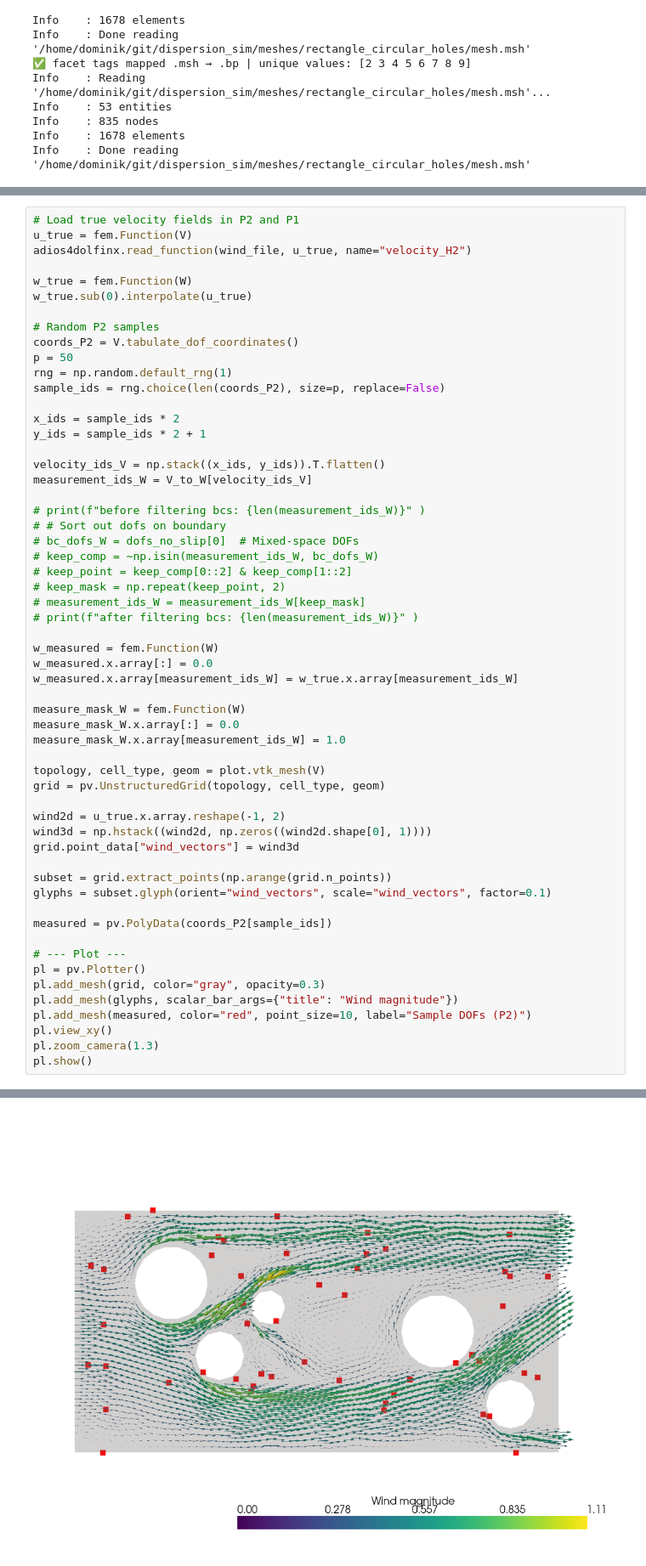
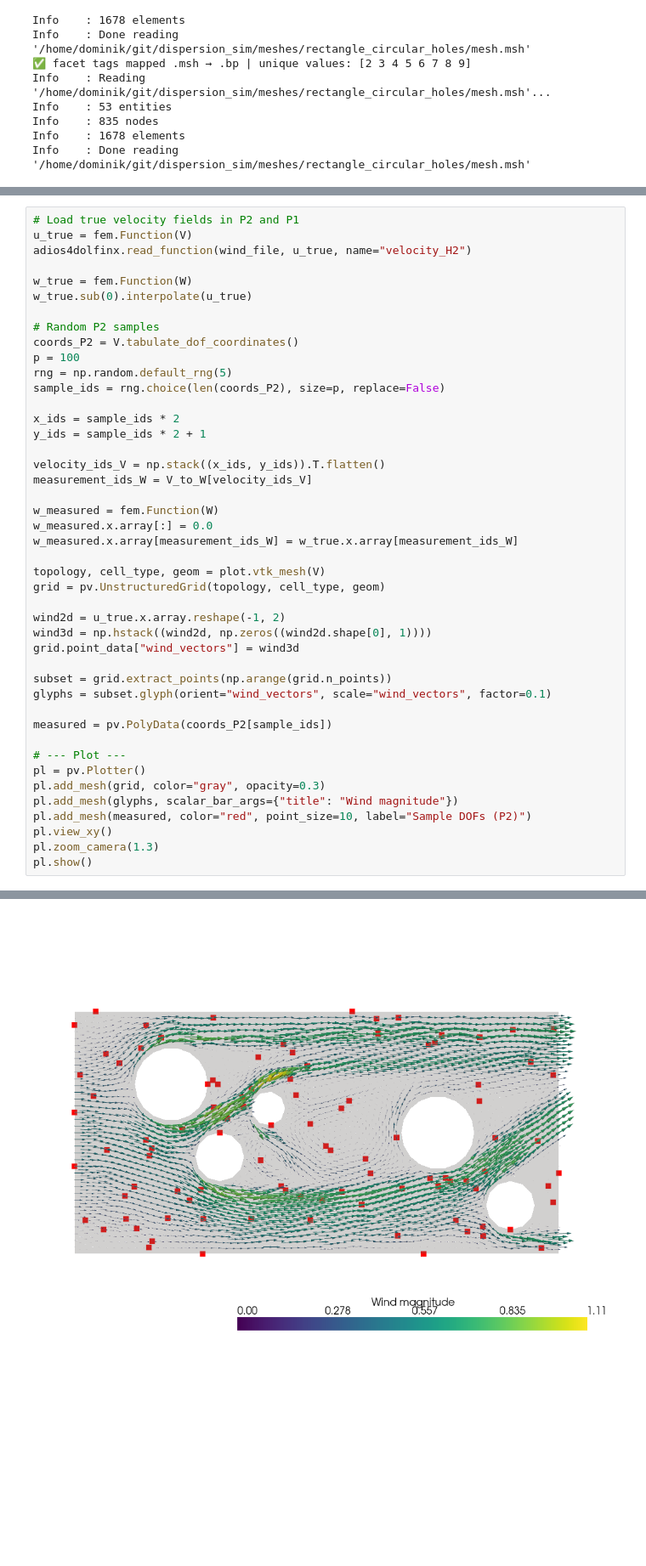
Before and after one commit to domaiii/dispersion_sim, a Jupyter notebook: airflow_estimation/FEM_least_squares.ipynb, the cells around one changed output, grey strips where cells are left out. Shown at 85% size. Drawn from its saved outputs; the diff is of its cells as text; blank space fills up the shorter version.

```diff
--- a/airflow_estimation/FEM_least_squares.ipynb
+++ b/airflow_estimation/FEM_least_squares.ipynb
@@ -141,8 +136,8 @@ w_true.sub(0).interpolate(u_true)
 
 # Random P2 samples
 coords_P2 = V.tabulate_dof_coordinates()
-p = 50
-rng = np.random.default_rng(1)
+p = 100
+rng = np.random.default_rng(5)
 sample_ids = rng.choice(len(coords_P2), size=p, replace=False)
 
 x_ids = sample_ids * 2
@@ -151,22 +146,9 @@ y_ids = sample_ids * 2 + 1
 velocity_ids_V = np.stack((x_ids, y_ids)).T.flatten()
 measurement_ids_W = V_to_W[velocity_ids_V]
 
-# print(f"before filtering bcs: {len(measurement_ids_W)}" )
-# # Sort out dofs on boundary
-# bc_dofs_W = dofs_no_slip[0]  # Mixed-space DOFs
-# keep_comp = ~np.isin(measurement_ids_W, bc_dofs_W)
-# keep_point = keep_comp[0::2] & keep_comp[1::2]
-# keep_mask = np.repeat(keep_point, 2)
-# measurement_ids_W = measurement_ids_W[keep_mask]
-# print(f"after filtering bcs: {len(measurement_ids_W)}" )
-
 w_measured = fem.Function(W)
 w_measured.x.array[:] = 0.0
 w_measured.x.array[measurement_ids_W] = w_true.x.array[measurement_ids_W]
-
-measure_mask_W = fem.Function(W)
-measure_mask_W.x.array[:] = 0.0
-measure_mask_W.x.array[measurement_ids_W] = 1.0
 
 topology, cell_type, geom = plot.vtk_mesh(V)
 grid = pv.UnstructuredGrid(topology, cell_type, geom)
@@ -194,4 +174,4 @@ after filtering bcs: 86
-[figure, old version]
+[figure, new version]
 # %%
 u_measured_V = w_measured.sub(0).collapse()
 
```
Also changed, not shown: parts of 7 cells of this notebook.
